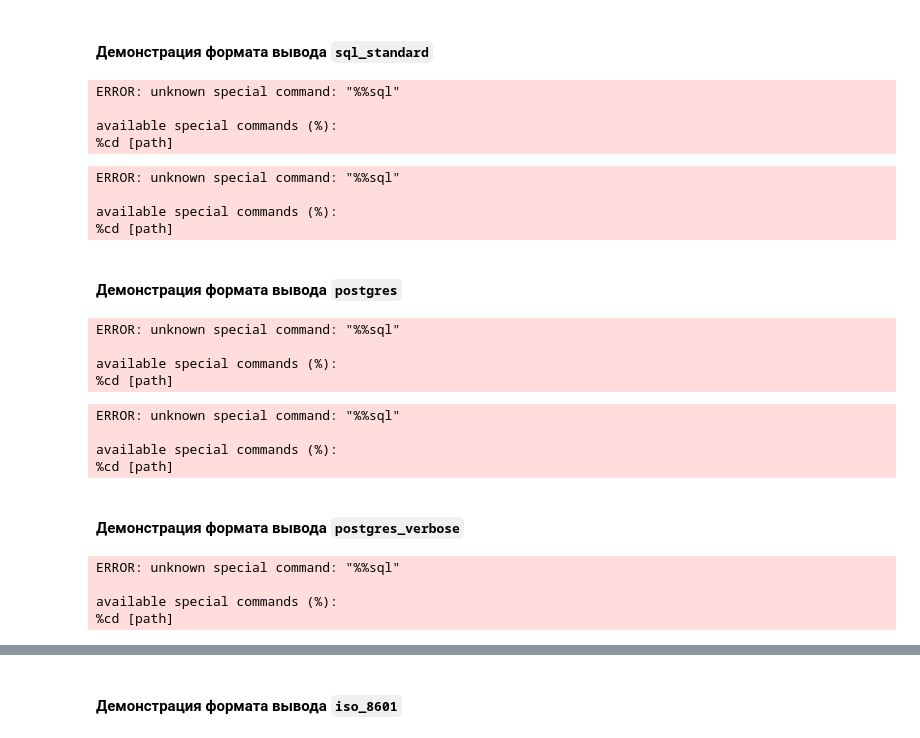
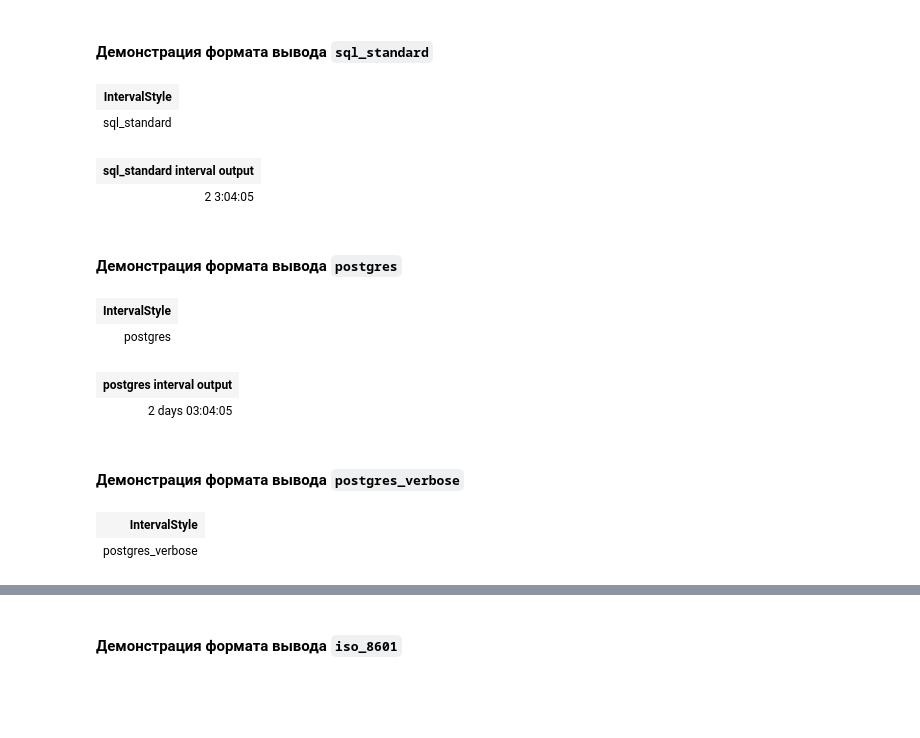
Before and after one commit to vowatchka/postgres_basic, a Jupyter notebook: practices/4_postgres_datatypes/gorm.ipynb, the cells around one changed output, grey strips where cells are left out. Cells and saved outputs as stored; diff of their text form; code cells hidden in the pictures; blank space fills up the shorter version.

Commit message:
4 postgres datatypes: tasks 21-22 completed (golang)

```diff
--- a/practices/4_postgres_datatypes/gorm.ipynb
+++ b/practices/4_postgres_datatypes/gorm.ipynb
@@ -1702,48 +1746,58 @@ SET intervalstyle TO DEFAULT;
 # %%
-%%sql
-SET intervalstyle TO 'sql_standard';
-SHOW intervalstyle;
+db.Exec(`SET intervalstyle TO 'sql_standard'`)
+db.Raw(`SHOW intervalstyle`).Scan(&interval_style_result)
+
+html, _ := table.Table([]*IntervalStyleResult{interval_style_result}, []string{})
+display.HTML(html)
 # %% [output]
-ERROR: unknown special command: "%%sql"
-
-available special commands (%):
-%cd [path]
+| IntervalStyle |
+| sql_standard |
 # %%
-%%sql
-SELECT '2 3:4:5'::interval as "sql_standard interval output"
+type SqlStandardOutput struct {
+    Output string `gorm:"column:sql_standard interval output" json:"sql_standard interval output"`
+}
+
+var sql_standard_output *SqlStandardOutput
+db.Raw(`SELECT '2 3:4:5'::interval as "sql_standard interval output"`).Scan(&sql_standard_output)
+
+html, _ := table.Table([]*SqlStandardOutput{sql_standard_output}, []string{})
+display.HTML(html)
 # %% [output]
-ERROR: unknown special command: "%%sql"
-
-available special commands (%):
-%cd [path]
+| sql_standard interval output |
+| 2 3:04:05 |
 # %% [markdown]
 #### Демонстрация формата вывода `postgres`
 # %%
-%%sql
-SET intervalstyle TO 'postgres';
-SHOW intervalstyle;
+db.Exec(`SET intervalstyle TO 'postgres'`)
+db.Raw(`SHOW intervalstyle`).Scan(&interval_style_result)
+
+html, _ := table.Table([]*IntervalStyleResult{interval_style_result}, []string{})
+display.HTML(html)
 # %% [output]
-ERROR: unknown special command: "%%sql"
-
-available special commands (%):
-%cd [path]
+| IntervalStyle |
+| postgres |
 # %%
-%%sql
-SELECT '2 days 03:04:05'::interval as "postgres interval output"
+type PostgresOutput struct {
+    Output string `gorm:"column:postgres interval output" json:"postgres interval output"`
+}
+
+var postgres_output *PostgresOutput
+db.Raw(`SELECT '2 days 03:04:05'::interval as "postgres interval output"`).Scan(&postgres_output)
+
+html, _ := table.Table([]*PostgresOutput{postgres_output}, []string{})
+display.HTML(html)
 # %% [output]
-ERROR: unknown special command: "%%sql"
-
-available special commands (%):
-%cd [path]
+| postgres interval output |
+| 2 days 03:04:05 |
 # %% [markdown]
 #### Демонстрация формата вывода `postgres_verbose`
 # %%
-%%sql
-SET intervalstyle TO 'postgres_verbose';
-SHOW intervalstyle;
+db.Exec(`SET intervalstyle TO 'postgres_verbose'`)
+db.Raw(`SHOW intervalstyle`).Scan(&interval_style_result)
+
+html, _ := table.Table([]*IntervalStyleResult{interval_style_result}, []string{})
+display.HTML(html)
 # %% [output]
-ERROR: unknown special command: "%%sql"
-
-available special commands (%):
-%cd [path]
+| IntervalStyle |
+| postgres_verbose |
 # %%
```
Also changed, not shown: parts of 11 cells of this notebook.
